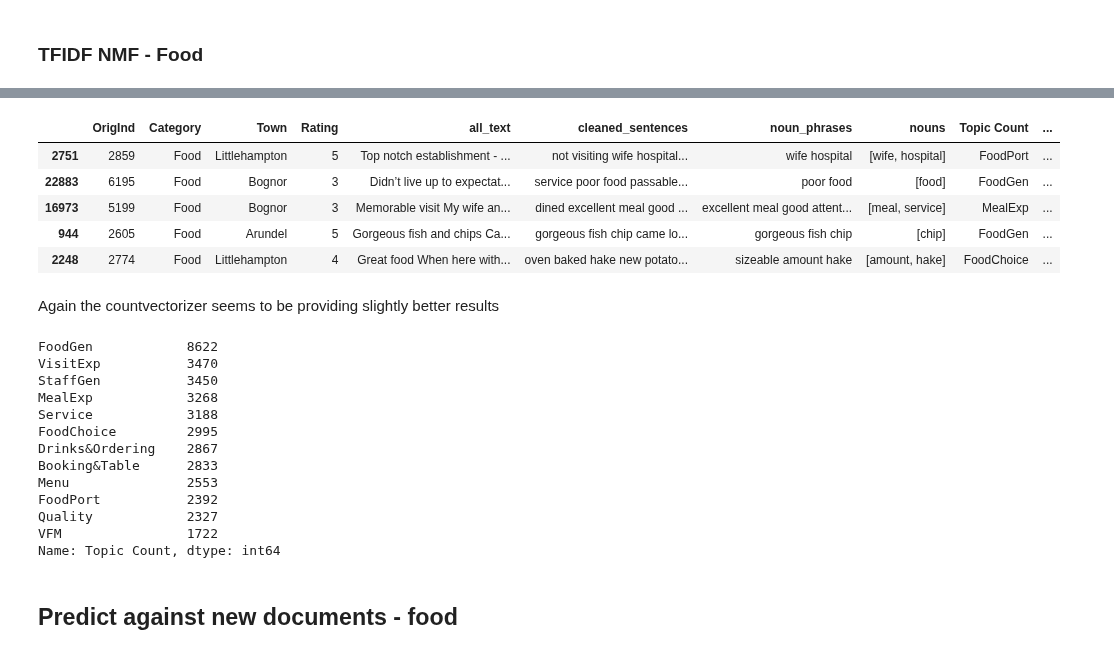
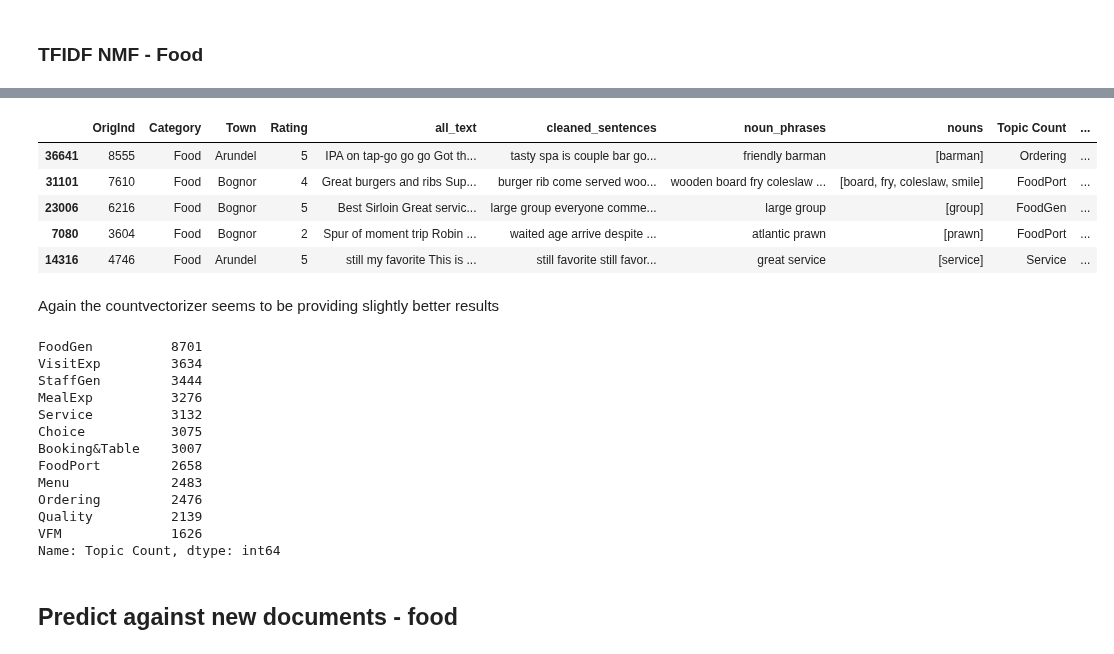
Before and after one commit to Auckland68/Arun-Travel-Reviews-Analysis, a Jupyter notebook: TopicModels/Notebook10TopicExtractionModelsLDA&NMF.ipynb, the cells around one changed output, grey strips where cells are left out. Saved outputs shown, nothing was run; the diff lists cells and outputs as text; code cells hidden in the pictures.

```diff
--- a/TopicModels/Notebook10TopicExtractionModelsLDA&NMF.ipynb
+++ b/TopicModels/Notebook10TopicExtractionModelsLDA&NMF.ipynb
@@ -908,8 +913,8 @@ food_count_topics.head(10)
 # Apply inferred topics to documents with the associated weights
 pd.options.display.float_format = '{:,.3f}'.format
 food_count_df = pd.DataFrame(W_food)
-food_count_df.columns = ["FoodGen","Service","StaffGen","MealExp","Menu","VFM","VisitExp","Quality","Drinks&Ordering",
-                        "Booking&Table","FoodChoice","FoodPort"]
+food_count_df.columns = ["FoodGen","Service","StaffGen","MealExp","Menu","VFM","VisitExp","Quality","Booking&Table",
+                        "Choice","Ordering","FoodPort"]
 food_count_df["Top"] = food_count_df.idxmax(axis="columns")
 #topics_per_doc_accom_count.head()
 # %%
@@ -958,31 +963,31 @@ food_predict_final.columns = ["OrigInd","Category","Town","Rating","all_text","c
 food_predict_final.to_csv("topicmodelsfood.csv")
 # %%
 pd.set_option('max_colwidth', 30)
-#food_predict_final.sample(5)
+food_predict_final.sample(5)
 # %% [output]
 |  | OrigInd | Category | Town | Rating | all_text | cleaned_sentences | noun_phrases | nouns | Topic Count | ... |
-| 2751 | 2859 | Food | Littlehampton | 5 | Top notch establishment - ... | not visiting wife hospital... | wife hospital | [wife, hospital] | FoodPort | ... |
-| 22883 | 6195 | Food | Bognor | 3 | Didn’t live up to expectat... | service poor food passable... | poor food | [food] | FoodGen | ... |
-| 16973 | 5199 | Food | Bognor | 3 | Memorable visit My wife an... | dined excellent meal good ... | excellent meal good attent... | [meal, service] | MealExp | ... |
-| 944 | 2605 | Food | Arundel | 5 | Gorgeous fish and chips Ca... | gorgeous fish chip came lo... | gorgeous fish chip | [chip] | FoodGen | ... |
-| 2248 | 2774 | Food | Littlehampton | 4 | Great food When here with... | oven baked hake new potato... | sizeable amount hake | [amount, hake] | FoodChoice | ... |
+| 36641 | 8555 | Food | Arundel | 5 | IPA on tap-go go go Got th... | tasty spa is couple bar go... | friendly barman | [barman] | Ordering | ... |
+| 31101 | 7610 | Food | Bognor | 4 | Great burgers and ribs Sup... | burger rib come served woo... | wooden board fry coleslaw ... | [board, fry, coleslaw, smile] | FoodPort | ... |
+| 23006 | 6216 | Food | Bognor | 5 | Best Sirloin Great servic... | large group everyone comme... | large group | [group] | FoodGen | ... |
+| 7080 | 3604 | Food | Bognor | 2 | Spur of moment trip Robin ... | waited age arrive despite ... | atlantic prawn | [prawn] | FoodPort | ... |
+| 14316 | 4746 | Food | Arundel | 5 | still my favorite This is ... | still favorite still favor... | great service | [service] | Service | ... |
 # %% [markdown]
 Again the countvectorizer seems to be providing slightly better results
 # %%
 food_predict_final["Topic Count"].value_counts()
 # %% [output]
-FoodGen            8622
-VisitExp           3470
-StaffGen           3450
-MealExp            3268
-Service            3188
-FoodChoice         2995
-Drinks&Ordering    2867
-Booking&Table      2833
-Menu               2553
-FoodPort           2392
-Quality            2327
-VFM                1722
+FoodGen          8701
+VisitExp         3634
+StaffGen         3444
+MealExp          3276
+Service          3132
+Choice           3075
+Booking&Table    3007
+FoodPort         2658
+Menu             2483
+Ordering         2476
+Quality          2139
+VFM              1626
 Name: Topic Count, dtype: int64
 # %% [markdown]
 ## Predict against new documents - food
```
Also changed, not shown: parts of 29 cells of this notebook.
